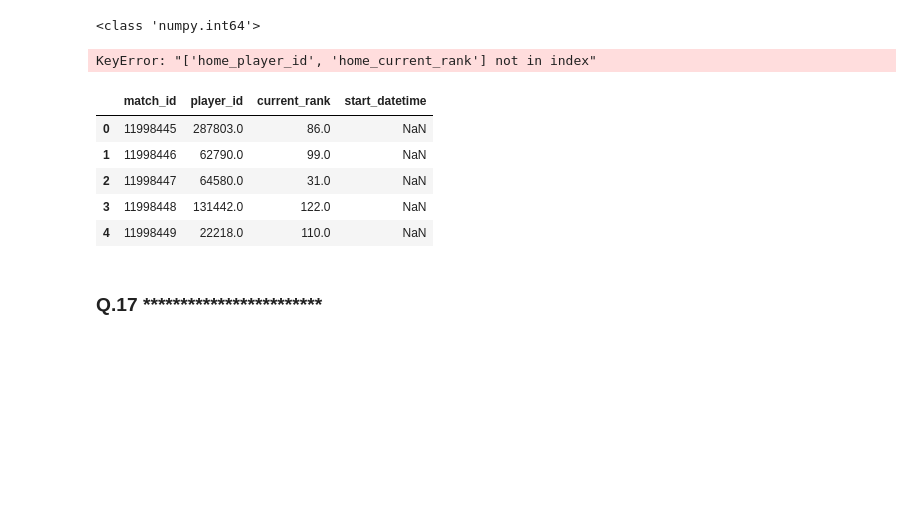
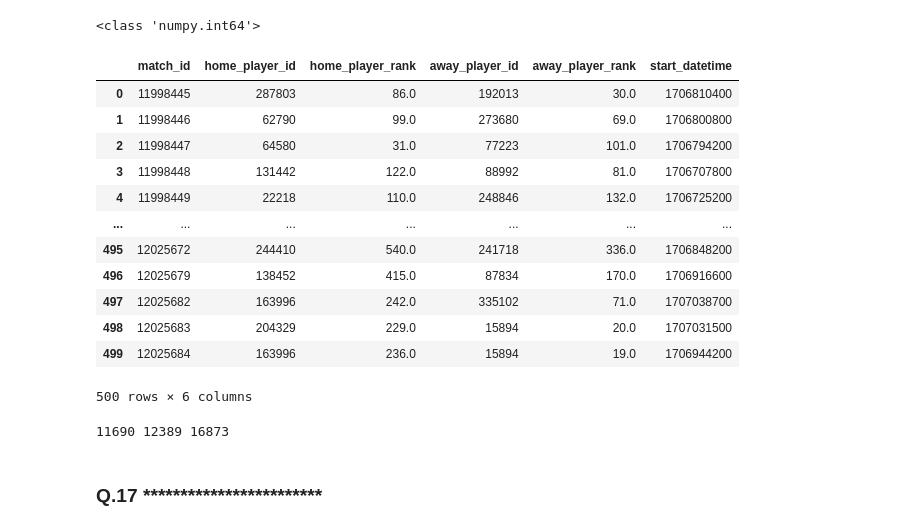
Before and after one commit to ParsaDEV15/Tennis-Project, a Jupyter notebook: notebooks/Pmohamad_data_preprocess_13_17.ipynb, the cells around one changed output. Cells and saved outputs as stored; diff of their text form; code cells hidden in the pictures; blank space fills up the shorter version.

```diff
--- a/notebooks/Pmohamad_data_preprocess_13_17.ipynb
+++ b/notebooks/Pmohamad_data_preprocess_13_17.ipynb
@@ -96,21 +96,52 @@ print(type(df_event['start_datetime'][0]))
 <class 'numpy.int64'>
 # %%
 Q_16_data = pd.concat([
-        df_home[['match_id', 'player_id', 'current_rank']],
-        df_away[['match_id', 'player_id', 'current_rank']],
+        df_away[['match_id', 'player_id', 'current_rank']].rename(columns={
+            'player_id':'away_player_id',
+            'current_rank':'away_rank',
+        }),
+        df_home[['match_id', 'player_id', 'current_rank']].rename(columns={
+            'player_id':'home_player_id',
+            'current_rank':'home_rank',
+        }),
         df_event[['match_id', 'start_datetime']]
 ])
-# %% [output]
-KeyError: "['home_player_id', 'home_current_rank'] not in index"
+# %%
+match_players = pd.merge(
+    df_home[['match_id', 'player_id', 'current_rank']].rename(columns={
+        'player_id': 'home_player_id', 'current_rank':'home_player_rank'}),
+    df_away[['match_id', 'player_id', 'current_rank']].rename(columns={
+        'player_id': 'away_player_id', 'current_rank':'away_player_rank'}),
+    on='match_id',
+    how='inner'
+)
+
+Q_16_data = pd.merge(
+    match_players,
+    df_event[['match_id', 'start_datetime']],
+    on='match_id',
+    how='inner'
+)
 # %%
-Q_16_data.head()
+Q_16_data.head(500)
 # %% [output]
-|  | match_id | player_id | current_rank | start_datetime |
-| 0 | 11998445 | 287803.0 | 86.0 | NaN |
-| 1 | 11998446 | 62790.0 | 99.0 | NaN |
-| 2 | 11998447 | 64580.0 | 31.0 | NaN |
-| 3 | 11998448 | 131442.0 | 122.0 | NaN |
-| 4 | 11998449 | 22218.0 | 110.0 | NaN |
+|  | match_id | home_player_id | home_player_rank | away_player_id | away_player_rank | start_datetime |
+| 0 | 11998445 | 287803 | 86.0 | 192013 | 30.0 | 1706810400 |
+| 1 | 11998446 | 62790 | 99.0 | 273680 | 69.0 | 1706800800 |
+| 2 | 11998447 | 64580 | 31.0 | 77223 | 101.0 | 1706794200 |
+| 3 | 11998448 | 131442 | 122.0 | 88992 | 81.0 | 1706707800 |
+| 4 | 11998449 | 22218 | 110.0 | 248846 | 132.0 | 1706725200 |
+| ... | ... | ... | ... | ... | ... | ... |
+| 495 | 12025672 | 244410 | 540.0 | 241718 | 336.0 | 1706848200 |
+| 496 | 12025679 | 138452 | 415.0 | 87834 | 170.0 | 1706916600 |
+| 497 | 12025682 | 163996 | 242.0 | 335102 | 71.0 | 1707038700 |
+| 498 | 12025683 | 204329 | 229.0 | 15894 | 20.0 | 1707031500 |
+| 499 | 12025684 | 163996 | 236.0 | 15894 | 19.0 | 1706944200 |
+500 rows × 6 columns
+# %%
+print(len(df_away), len(df_home), len(df_event))
+# %% [output]
+11690 12389 16873
 # %% [markdown]
 ### **Q.17** ************************
 # %%
```
Also changed, not shown: parts of 1 cell of this notebook.
